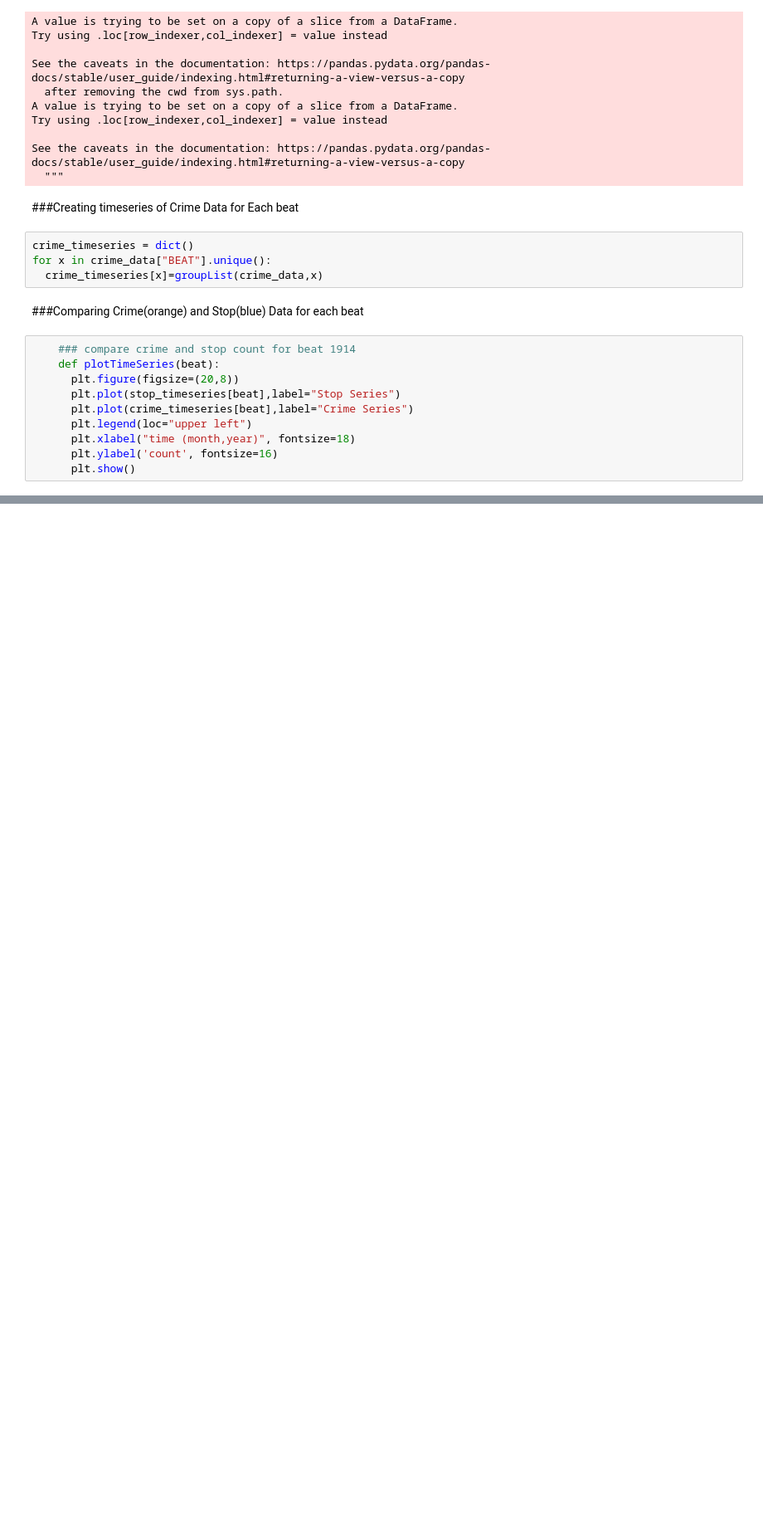
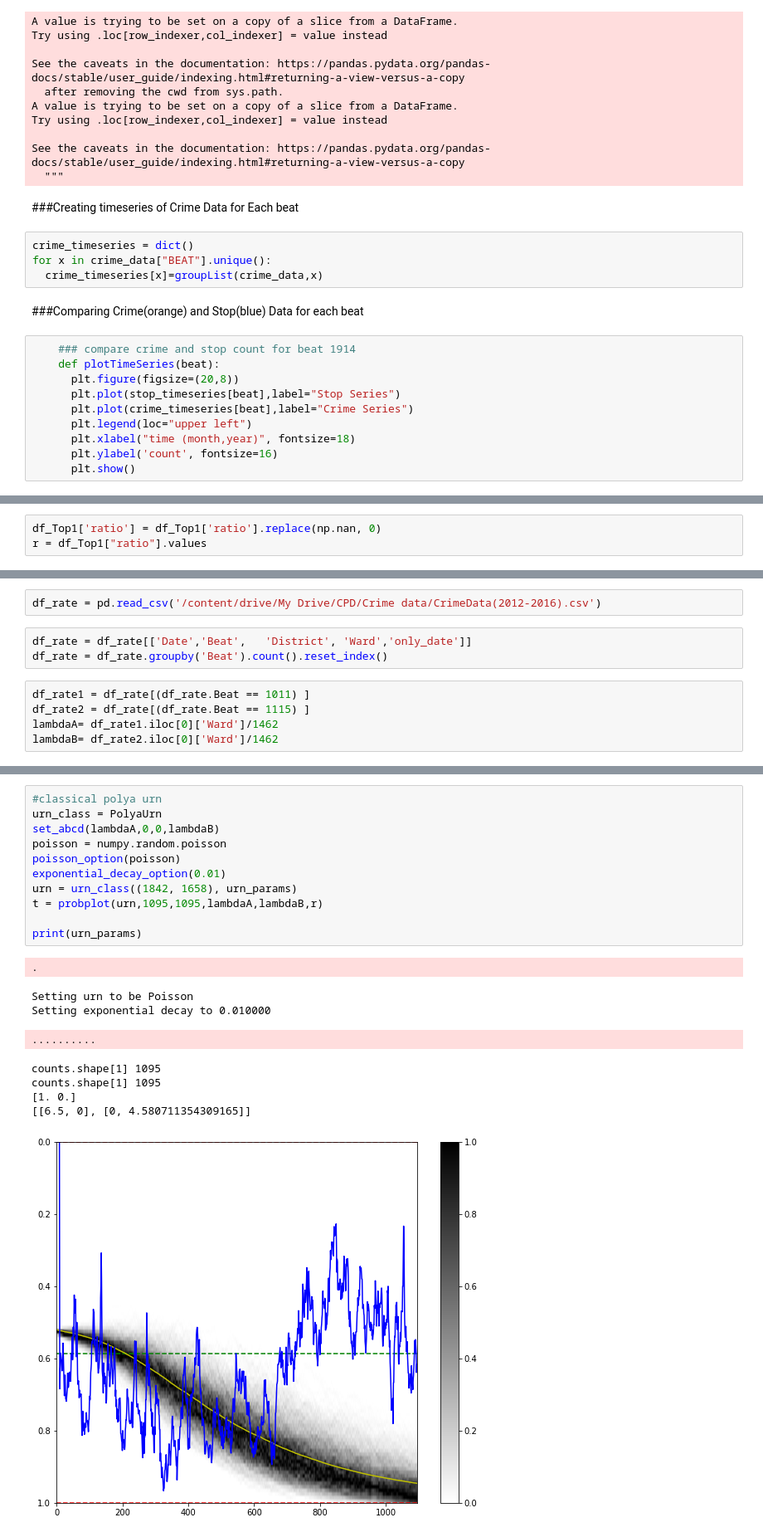
Before and after one commit to Tasfia48/Predictive_Policing, a Jupyter notebook: Stop_and_Crime_Data_beatwise_analysis.ipynb, the cells around one changed output, grey strips where cells are left out. Shown: that part at 83% size. Saved outputs shown, nothing was run; the diff lists cells and outputs as text; blank space fills up the shorter version.

```diff
--- a/Stop_and_Crime_Data_beatwise_analysis.ipynb
+++ b/Stop_and_Crime_Data_beatwise_analysis.ipynb
@@ -91,0 +167,3 @@ for x in crime_data["BEAT"].unique():
+# %%
+df_Top1['ratio'] = df_Top1['ratio'].replace(np.nan, 0)
+r = df_Top1["ratio"].values
@@ -91,0 +172,10 @@ for x in crime_data["BEAT"].unique():
+# %%
+df_rate = pd.read_csv('/content/drive/My Drive/CPD/Crime data/CrimeData(2012-2016).csv')
+# %%
+df_rate = df_rate[['Date','Beat',	'District',	'Ward','only_date']]
+df_rate = df_rate.groupby('Beat').count().reset_index()
+# %%
+df_rate1 = df_rate[(df_rate.Beat == 1011) ]
+df_rate2 = df_rate[(df_rate.Beat == 1115) ]
+lambdaA= df_rate1.iloc[0]['Ward']/1462
+lambdaB= df_rate2.iloc[0]['Ward']/1462
@@ -91,0 +184,21 @@ for x in crime_data["BEAT"].unique():
+# %%
+#classical polya urn
+urn_class = PolyaUrn
+set_abcd(lambdaA,0,0,lambdaB)
+poisson = numpy.random.poisson
+poisson_option(poisson)
+exponential_decay_option(0.01)
+urn = urn_class((1842, 1658), urn_params)
+t = probplot(urn,1095,1095,lambdaA,lambdaB,r)
+
+print(urn_params)
+# %% [output]
+.
+Setting urn to be Poisson
+Setting exponential decay to 0.010000
+..........
+counts.shape[1] 1095
+counts.shape[1] 1095
+[1. 0.]
+[[6.5, 0], [0, 4.580711354309165]]
+[figure, added]
```
Also changed, not shown: parts of 19 cells of this notebook.
